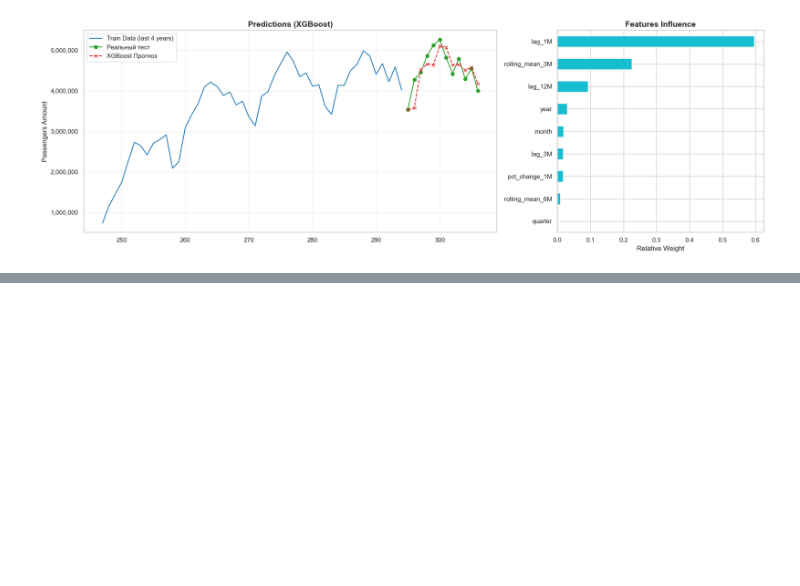
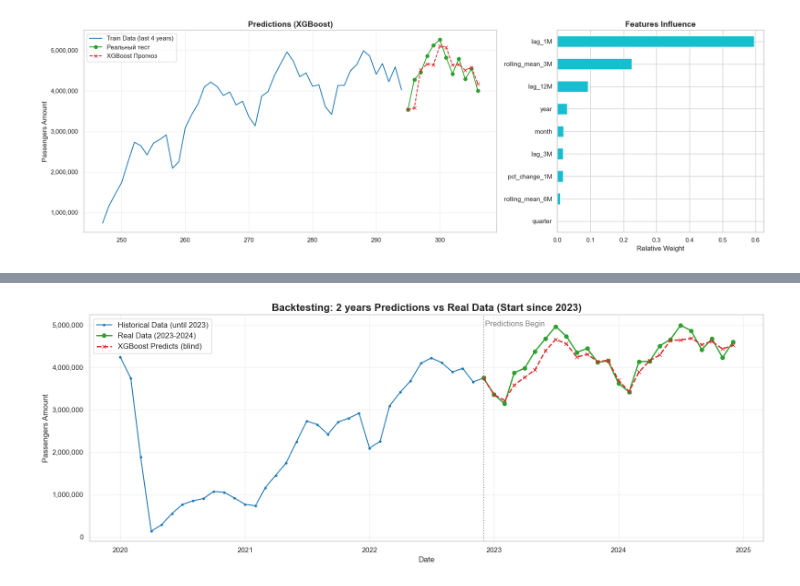
Before and after one commit to mapi-developer/Passenger-Demand-Forecasting, a Jupyter notebook: notebooks/feature_engineering_and_model.ipynb, the cells around one changed output, grey strips where cells are left out. Cells and saved outputs as stored; diff of their text form; code cells hidden in the pictures; blank space fills up the shorter version.

Commit message:
backtesting long-term predictions

```diff
--- a/notebooks/feature_engineering_and_model.ipynb
+++ b/notebooks/feature_engineering_and_model.ipynb
@@ -258,0 +263,93 @@ AttributeError: 'Timestamp' object has no attribute 'quearter'
+# %%
+import pandas as pd
+import matplotlib.pyplot as plt
+from matplotlib.ticker import FuncFormatter
+
+cutoff_date = pd.to_datetime('2022-12-01')
+forecast_months = 24
+
+history_df = df.loc[:cutoff_date, ['total_passengers']].copy()
+
+actual_future_df = df.loc[cutoff_date + pd.DateOffset(months=1):, ['total_passengers']].head(forecast_months)
+
+print(f'Starting Recursive Predictions on {forecast_months} months...')
+
+for i in range(forecast_months):
+    last_date = history_df.index[-1]
+    next_date = last_date + pd.DateOffset(months=1)
+
+    month = next_date.month
+    quarter = next_date.quarter
+    year = next_date.year
+
+    lag_1M = history_df['total_passengers'].iloc[-1]
+    lag_3M = history_df['total_passengers'].iloc[-3]
+    lag_12M = history_df['total_passengers'].iloc[-12]
+
+    rolling_mean_3M = history_df['total_passengers'].iloc[-3:].mean()
+    rolling_mean_6M = history_df['total_passengers'].iloc[-6:].mean()
+
+    pct_change_1M = (history_df['total_passengers'].iloc[-1] - history_df['total_passengers'].iloc[-2]) / history_df['total_passengers'].iloc[-2]
+
+    next_month_features = pd.DataFrame([{
+        'month': month,
+        'quarter': quarter,
+        'year': year,
+        'lag_1M': lag_1M,
+        'lag_3M': lag_3M,
+        'lag_12M': lag_12M,
+        'rolling_mean_3M': rolling_mean_3M,
+        'rolling_mean_6M': rolling_mean_6M,
+        'pct_change_1M': pct_change_1M
+    }])
+
+    next_pred = xgb_model.predict(next_month_features)[0]
+    history_df.loc[next_date] = [next_pred]
+
+predicted_future = history_df.iloc[-forecast_months:]
+
+plt.figure(figsize=(16, 6))
+
+historical_plot_data = df.loc[:cutoff_date].iloc[-36:]
+plt.plot(
+    historical_plot_data.index
+    ,historical_plot_data['total_passengers']
+    ,label='Historical Data (until 2023)'
+    ,color='#1f77b4'
+    ,marker='.'
+)
+
+actual_plot_data = pd.concat([historical_plot_data.iloc[-1:], actual_future_df])
+plt.plot(
+    actual_plot_data.index
+    ,actual_plot_data['total_passengers']
+    ,label='Real Data (2023-2024)'
+    ,color='#2ca02c'
+    ,marker='o'
+    ,linewidth=2
+)
+
+predicted_plot_data = pd.concat([historical_plot_data.iloc[-1:], predicted_future])
+plt.plot(
+    predicted_plot_data.index
+    ,predicted_plot_data['total_passengers']
+    ,label='XGBoost Predicts (blind)'
+    ,color='#d62728'
+    ,linestyle='--'
+    ,marker='x'
+    ,linewidth=2
+)
+
+plt.title('Backtesting: 2 years Predictions vs Real Data (Start since 2023)', fontsize=16, fontweight='bold')
+plt.xlabel('Date', fontsize=12)
+plt.ylabel('Passengers Amount', fontsize=12)
+
+plt.axvline(x=cutoff_date, color='gray', linestyle=':', alpha=0.8)
+plt.text(cutoff_date + pd.DateOffset(days=5), plt.ylim()[1] * 0.95, 'Predictions Begin', color='gray')
+
+plt.gca().yaxis.set_major_formatter(FuncFormatter(lambda x, loc: "{:,}".format(int(x))))
+plt.grid(True, alpha=0.3)
+plt.legend(fontsize=12)
+plt.tight_layout()
+plt.show()
+# %% [output]
@@ -258,0 +357 @@ AttributeError: 'Timestamp' object has no attribute 'quearter'
+[figure, added]
```
Also changed, not shown: parts of 4 cells of this notebook.
